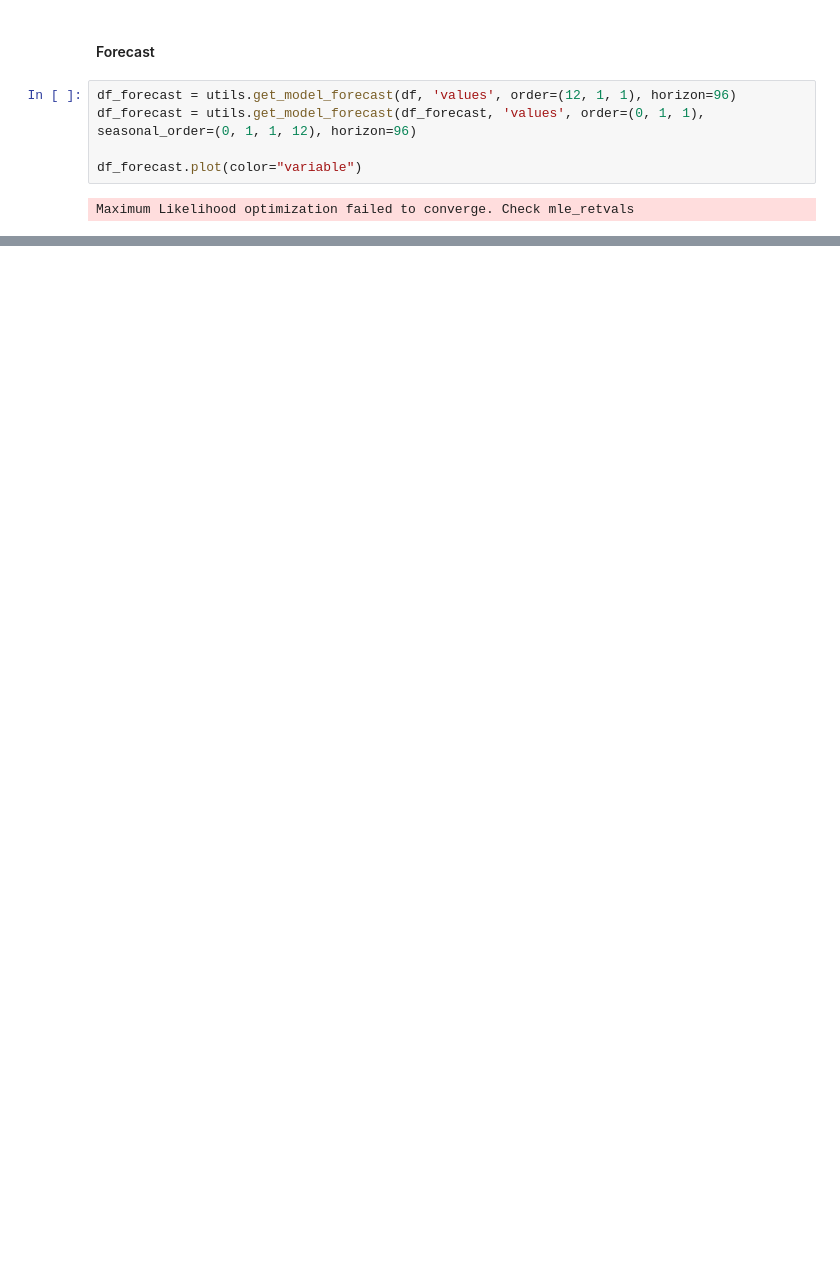
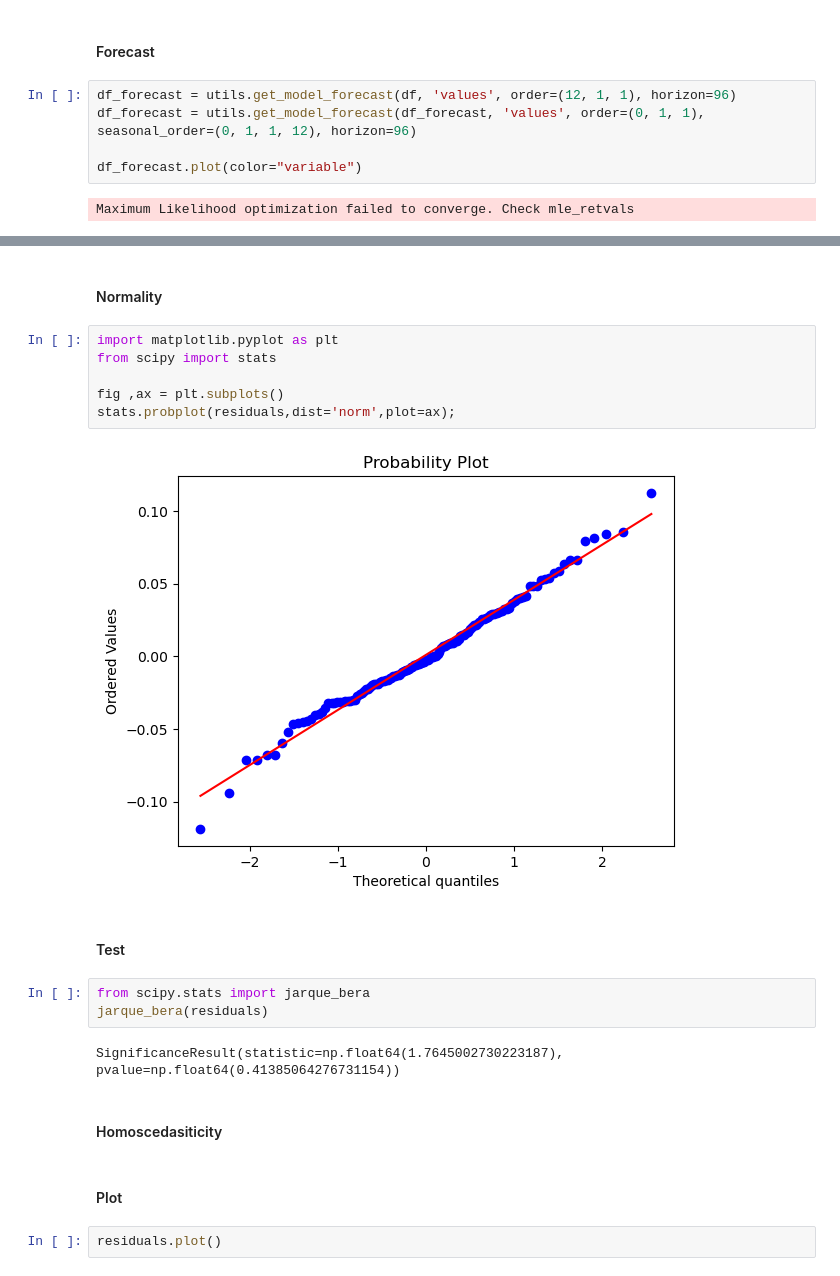
Before and after one commit to BinethBasilu/Time-Series-Forecasting-Python-, a Jupyter notebook: 7_SARIMA_Modelling.ipynb/code.ipynb, the cells around one changed output, grey strips where cells are left out. Cells and saved outputs as stored; diff of their text form; blank space fills up the shorter version.

```diff
--- a/7_SARIMA_Modelling.ipynb/code.ipynb
+++ b/7_SARIMA_Modelling.ipynb/code.ipynb
@@ -89,0 +128,23 @@ Maximum Likelihood optimization failed to converge. Check mle_retvals
+# %% [markdown]
+#### Normality
+# %%
+import matplotlib.pyplot as plt
+from scipy import stats
+
+fig ,ax = plt.subplots()
+stats.probplot(residuals,dist='norm',plot=ax);
+# %% [output]
+[figure, added]
+# %% [markdown]
+#### Test
+# %%
+from scipy.stats import jarque_bera
+jarque_bera(residuals)
+# %% [output]
+SignificanceResult(statistic=np.float64(1.7645002730223187), pvalue=np.float64(0.41385064276731154))
+# %% [markdown]
+#### Homoscedasiticity
+# %% [markdown]
+#### Plot
+# %%
+residuals.plot()
```
Also changed, not shown: parts of 10 cells of this notebook.
